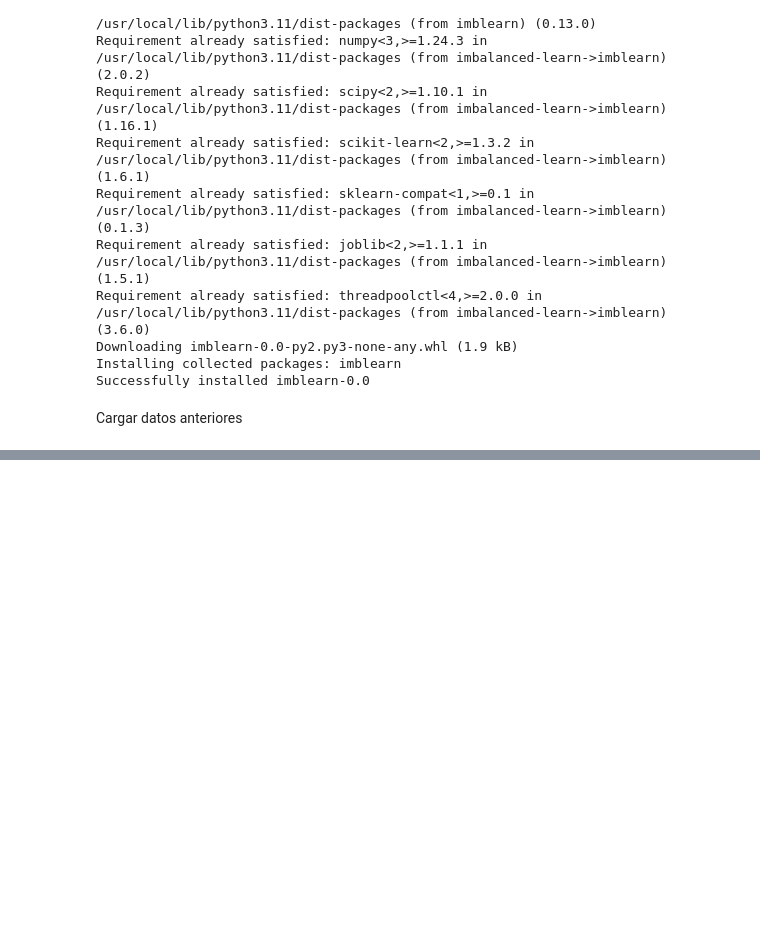
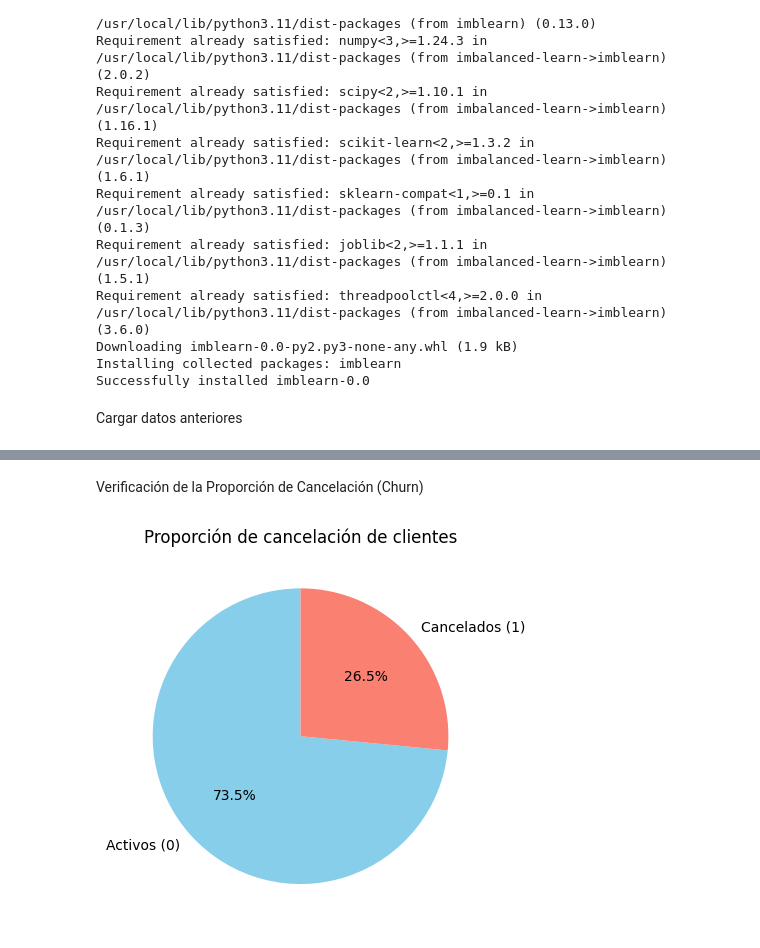
Before and after one commit to PRsant90/Challenge_datos_2_parte_2, a Jupyter notebook: Telecomx_parte_2.ipynb, the cells around one changed output, grey strips where cells are left out. Cells and saved outputs as stored; diff of their text form; code cells hidden in the pictures; blank space fills up the shorter version.

```diff
--- a/Telecomx_parte_2.ipynb
+++ b/Telecomx_parte_2.ipynb
@@ -45,0 +85,10 @@ df.head()
+# %%
+columnas_irrelevantes = [
+    'id',
+    'ingreso_total_cliente',
+    'tiempo_de_contrato',
+    'cuentas_diarias'
+]
+df = df.drop(columns=columnas_irrelevantes)
+
+print(df.columns.tolist())
@@ -45,0 +123,3 @@ df.head()
+# %%
+df = df.rename(columns={'genero_1': 'genero'})
+print(df.columns)
@@ -45,0 +134,22 @@ df.head()
+# %% [markdown]
+Verificación de la Proporción de Cancelación (Churn)
+# %%
+# Contar cantidad de clientes que cancelaron (1) y que permanecieron (0)
+conteo = df['cancelacion'].value_counts()
+
+# Mostrar proporción
+proporcion = df['cancelacion'].value_counts(normalize=True)
+
+plt.pie(proporcion,
+        labels=['Activos (0)', 'Cancelados (1)'],
+        autopct='%1.1f%%',
+        startangle=90,
+        colors=['skyblue', 'salmon'])
+
+plt.title('Proporción de cancelación de clientes')
+plt.show()
+
+
+#Como vimos en el analisis del challenge anterior existe una preocupante salida de clientes de la empresa.
+# %% [output]
+[figure, added]
```
Also changed, not shown: parts of 10 cells of this notebook.
